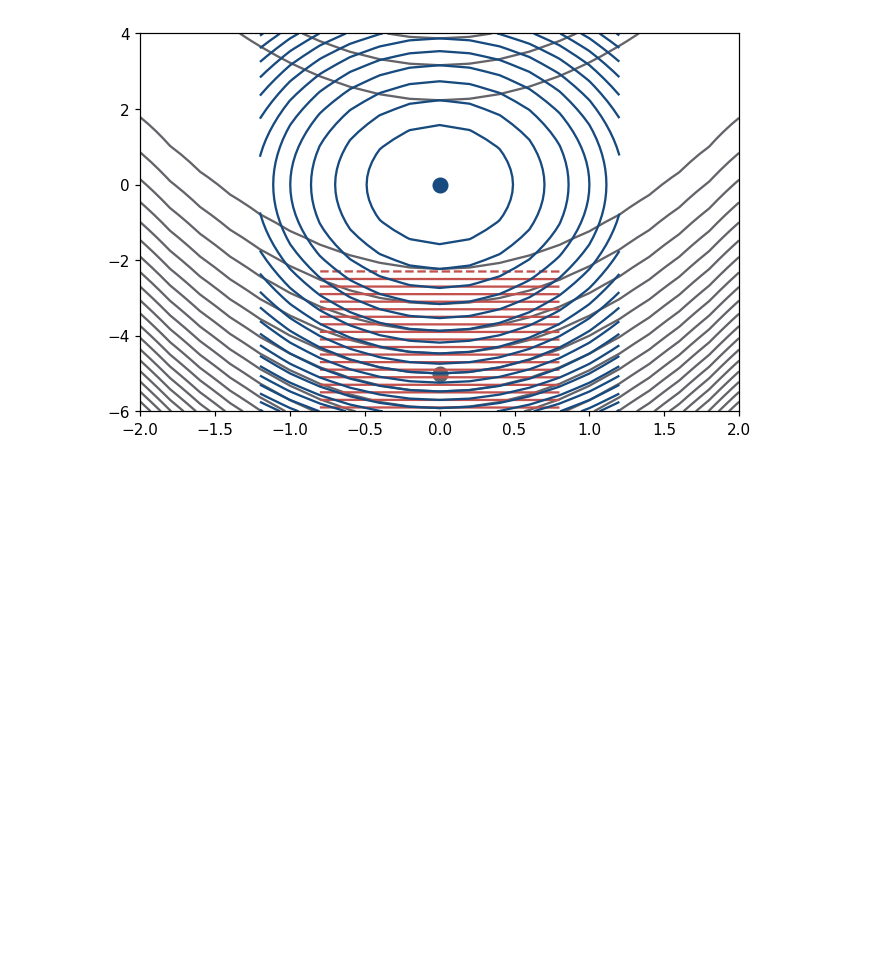
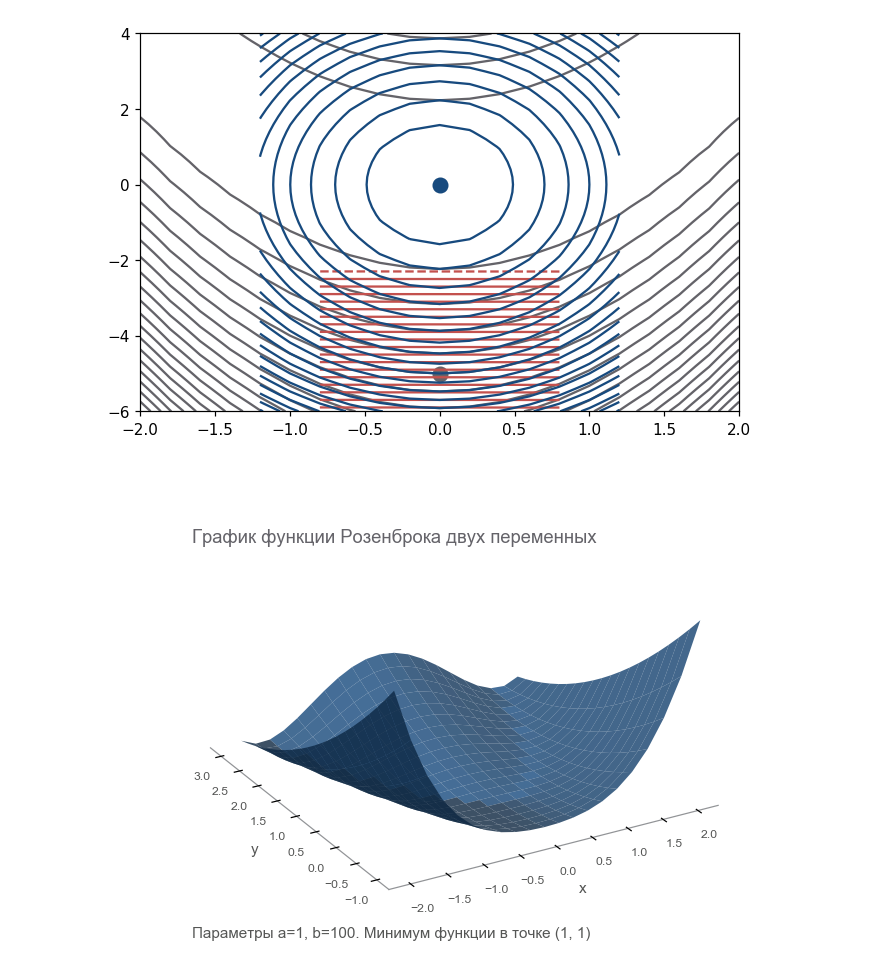
Before and after one commit to empathy87/nn-samples, a Jupyter notebook: tf/[Plots] Optimization in 1D and 2D.ipynb, the cells around one changed output. Cells and saved outputs as stored; diff of their text form; code cells hidden in the pictures; blank space fills up the shorter version.

```diff
--- a/tf/[Plots] Optimization in 1D and 2D.ipynb
+++ b/tf/[Plots] Optimization in 1D and 2D.ipynb
@@ -16,6 +17,13 @@ BLUE1, BLUE2, BLUE3, BLUE4 = '#174A7E', '#4A81BF', '#94B2D7', '#94AFC5'
 RED1, RED2 = '#C3514E', '#E6BAB7'
 GREEN1, GREEN2 = '#0C8040', '#9ABB59'
 ORANGE1 = '#F79747'
+
+# configure plot font family to Arial
+plt.rcParams['font.family'] = 'Arial'
+# configure mathtext bold and italic font family to Arial
+matplotlib.rcParams['mathtext.fontset'] = 'custom'
+matplotlib.rcParams['mathtext.bf'] = 'Arial:bold'
+matplotlib.rcParams['mathtext.it'] = 'Arial:italic'
 # %%
 x = tf.placeholder(tf.float64, shape=[None])
 y = 1/x + tf.sqrt(10*x)
@@ -145,3 +153,40 @@ ax1.contour(x_grid_q, y_grid_q, z_grid_q, 20, colors=BLUE1)
 # %% [output]
 <matplotlib.contour.QuadContourSet at 0x...>
 [figure]
+# %%
+def rosenbrock(x, y, a, b):
+    return (a - x)**2 + b*(y - x**2)**2
+# %%
+x_grid, y_grid = np.meshgrid(np.arange(-2, 2.1, 0.2),
+                             np.arange(-1, 3.1, 0.2))
+z_grid = rosenbrock(x_grid, y_grid, 1, 100)
+# %%
+fig = plt.figure(figsize=(8, 5), dpi=110)
+fig.subplots_adjust(bottom=0.1)
+ax = fig.add_subplot(111, projection='3d')
+ax.view_init(40, -120)
+ax.plot_surface(x_grid, y_grid, z_grid, alpha=0.8, color=BLUE1)
+ax.text2D(0.12, 0.85, 'График функции Розенброка двух переменных', color=GRAY4,
+          fontsize=12,
+          transform=ax.transAxes)
+ax.text2D(0.12, -0.07,
+           'Параметры а=1, b=100. Минимум функции в точке (1, 1)',
+           fontsize=10,
+           color=GRAY3,
+           transform=ax.transAxes)
+ax.grid(False)
+ax.set_zticks([])
+ax.w_zaxis.line.set_lw(0.)
+ax.xaxis.set_pane_color((1.0, 1.0, 1.0, 0.0))
+ax.yaxis.set_pane_color((1.0, 1.0, 1.0, 0.0))
+ax.zaxis.set_pane_color((1.0, 1.0, 1.0, 0.0))
+ax.set_xlabel('x', color=GRAY3)
+ax.set_ylabel('y', color=GRAY3)
+ax.w_xaxis.line.set_color(GRAY7)
+ax.w_yaxis.line.set_color(GRAY7)
+ax.w_zaxis.line.set_color(GRAY7)
+for i in ax.get_yticklabels() + ax.get_xticklabels() + ax.get_zticklabels():
+    i.set_fontsize(8)
+    i.set_color(GRAY3)
+# %% [output]
+[figure, added]
```
Also changed, not shown: parts of 2 cells of this notebook, 1 other file.
